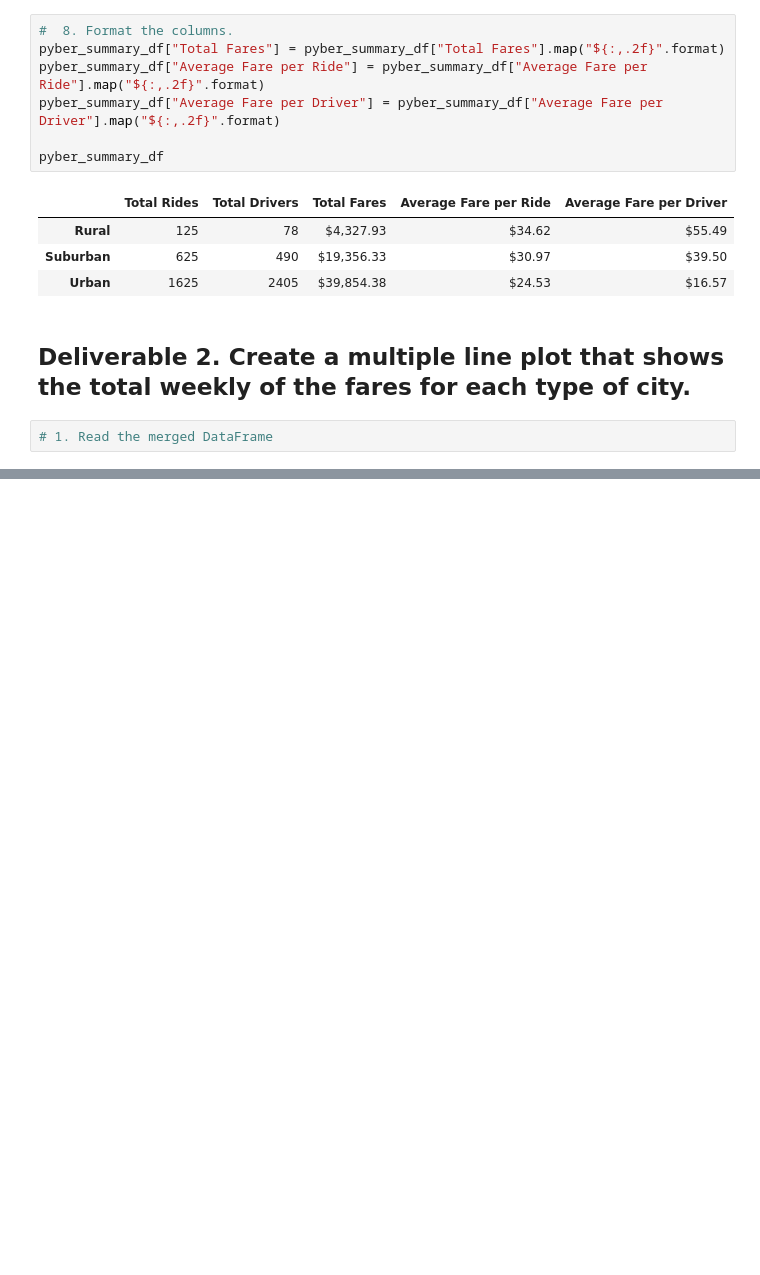
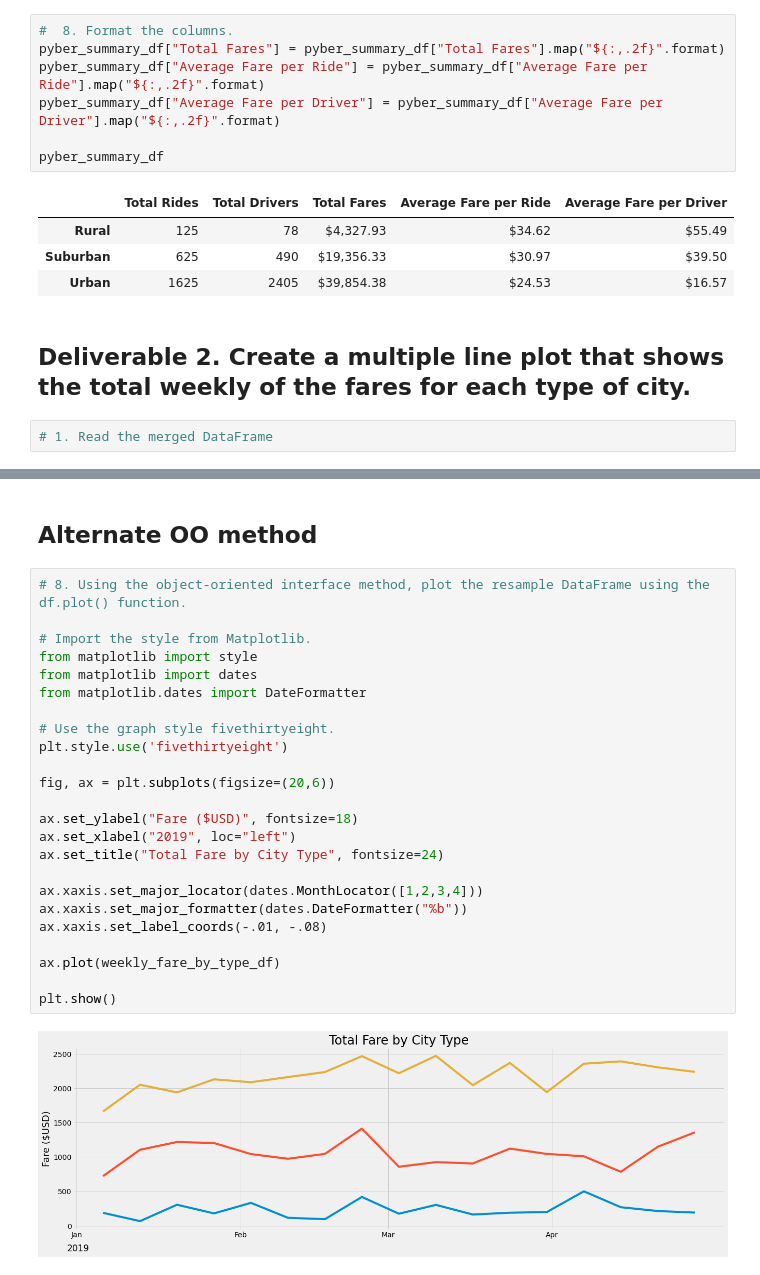
Before and after one commit to k-fos/pyber-analysis, a Jupyter notebook: PyBer_Challenge.ipynb, the cells around one changed output, grey strips where cells are left out. Saved outputs shown, nothing was run; the diff lists cells and outputs as text; blank space fills up the shorter version.

```diff
--- a/PyBer_Challenge.ipynb
+++ b/PyBer_Challenge.ipynb
@@ -106,0 +161,28 @@ style.use('fivethirtyeight')
+# %% [markdown]
+## Alternate OO method
+# %%
+# 8. Using the object-oriented interface method, plot the resample DataFrame using the df.plot() function.
+
+# Import the style from Matplotlib.
+from matplotlib import style
+from matplotlib import dates
+from matplotlib.dates import DateFormatter
+
+# Use the graph style fivethirtyeight.
+plt.style.use('fivethirtyeight')
+
+fig, ax = plt.subplots(figsize=(20,6))
+
+ax.set_ylabel("Fare ($USD)", fontsize=18)
+ax.set_xlabel("2019", loc="left")
+ax.set_title("Total Fare by City Type", fontsize=24)
+
+ax.xaxis.set_major_locator(dates.MonthLocator([1,2,3,4]))
+ax.xaxis.set_major_formatter(dates.DateFormatter("%b"))
+ax.xaxis.set_label_coords(-.01, -.08)
+
+ax.plot(weekly_fare_by_type_df)
+
+plt.show()
+# %% [output]
+[figure, added]
```
Also changed, not shown: parts of 9 cells of this notebook, 1 other file.
